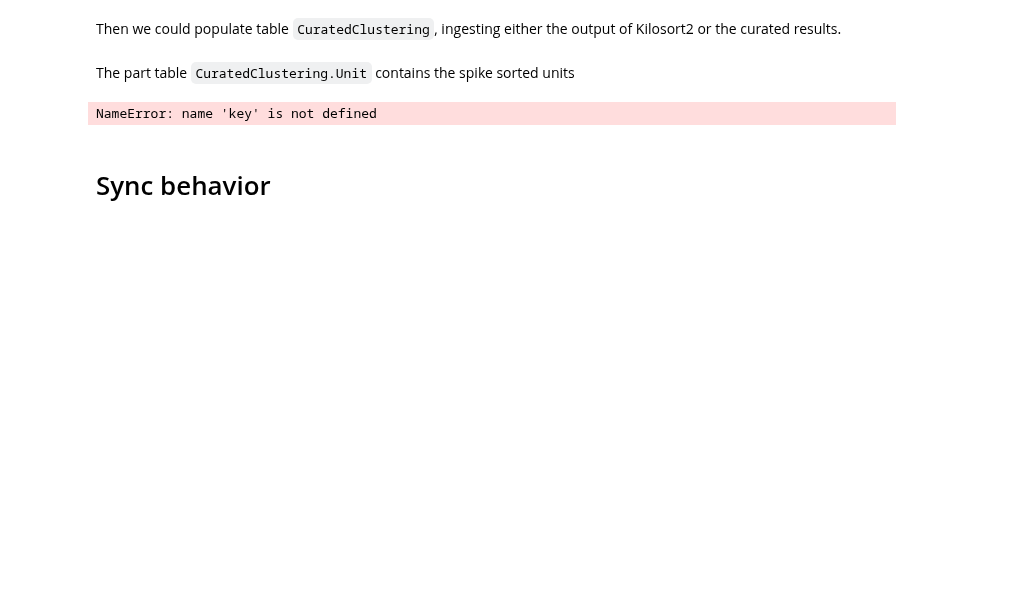
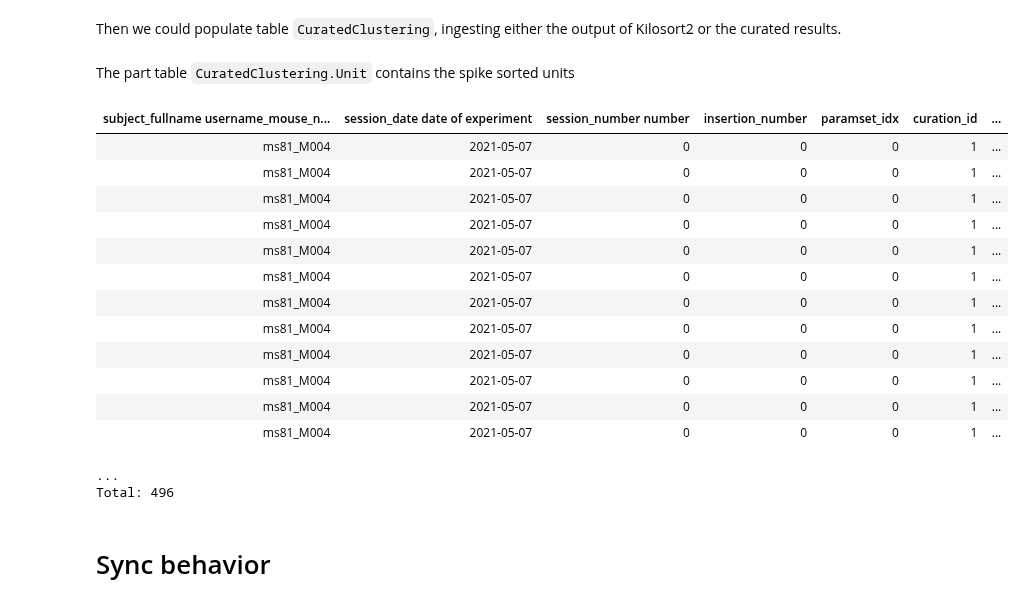
Before and after one commit to BrainCOGS/U19-pipeline-python, a Jupyter notebook: notebooks/ephys_element/02-process-ephys-workflow.ipynb, the cells around one changed output. Saved outputs shown, nothing was run; the diff lists cells and outputs as text; code cells hidden in the pictures; blank space fills up the shorter version.

```diff
--- a/notebooks/ephys_element/02-process-ephys-workflow.ipynb
+++ b/notebooks/ephys_element/02-process-ephys-workflow.ipynb
@@ -308,9 +350,23 @@ ephys_element.CuratedClustering.populate(display_progress=True)
 # %% [markdown]
 The part table `CuratedClustering.Unit` contains the spike sorted units
 # %%
-ephys_element.CuratedClustering.Unit() & key
+ephys_element.CuratedClustering.Unit() & ephys_key
 # %% [output]
+| subject_fullname username_mouse_n... | session_date date of experiment | session_number number | insertion_number | paramset_idx | curation_id | ... |
+| ms81_M004 | 2021-05-07 | 0 | 0 | 0 | 1 | ... |
+| ms81_M004 | 2021-05-07 | 0 | 0 | 0 | 1 | ... |
+| ms81_M004 | 2021-05-07 | 0 | 0 | 0 | 1 | ... |
+| ms81_M004 | 2021-05-07 | 0 | 0 | 0 | 1 | ... |
+| ms81_M004 | 2021-05-07 | 0 | 0 | 0 | 1 | ... |
+| ms81_M004 | 2021-05-07 | 0 | 0 | 0 | 1 | ... |
+| ms81_M004 | 2021-05-07 | 0 | 0 | 0 | 1 | ... |
+| ms81_M004 | 2021-05-07 | 0 | 0 | 0 | 1 | ... |
+| ms81_M004 | 2021-05-07 | 0 | 0 | 0 | 1 | ... |
+| ms81_M004 | 2021-05-07 | 0 | 0 | 0 | 1 | ... |
+| ms81_M004 | 2021-05-07 | 0 | 0 | 0 | 1 | ... |
+| ms81_M004 | 2021-05-07 | 0 | 0 | 0 | 1 | ... |
-NameError: name 'key' is not defined
+...
+Total: 496
 # %% [markdown]
 # Sync behavior
 # %%
```
Also changed, not shown: parts of 17 cells of this notebook, 1 other file.
